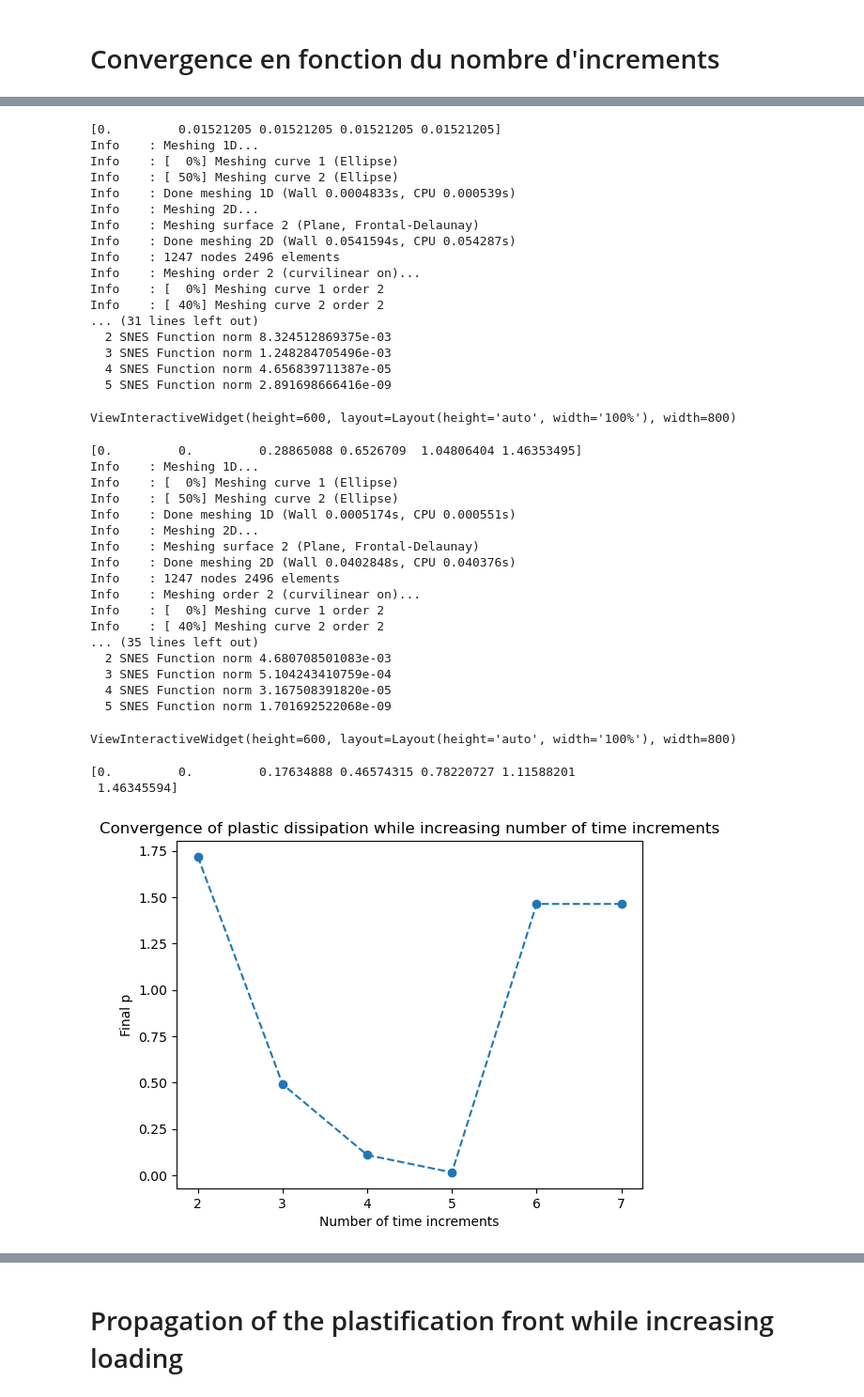
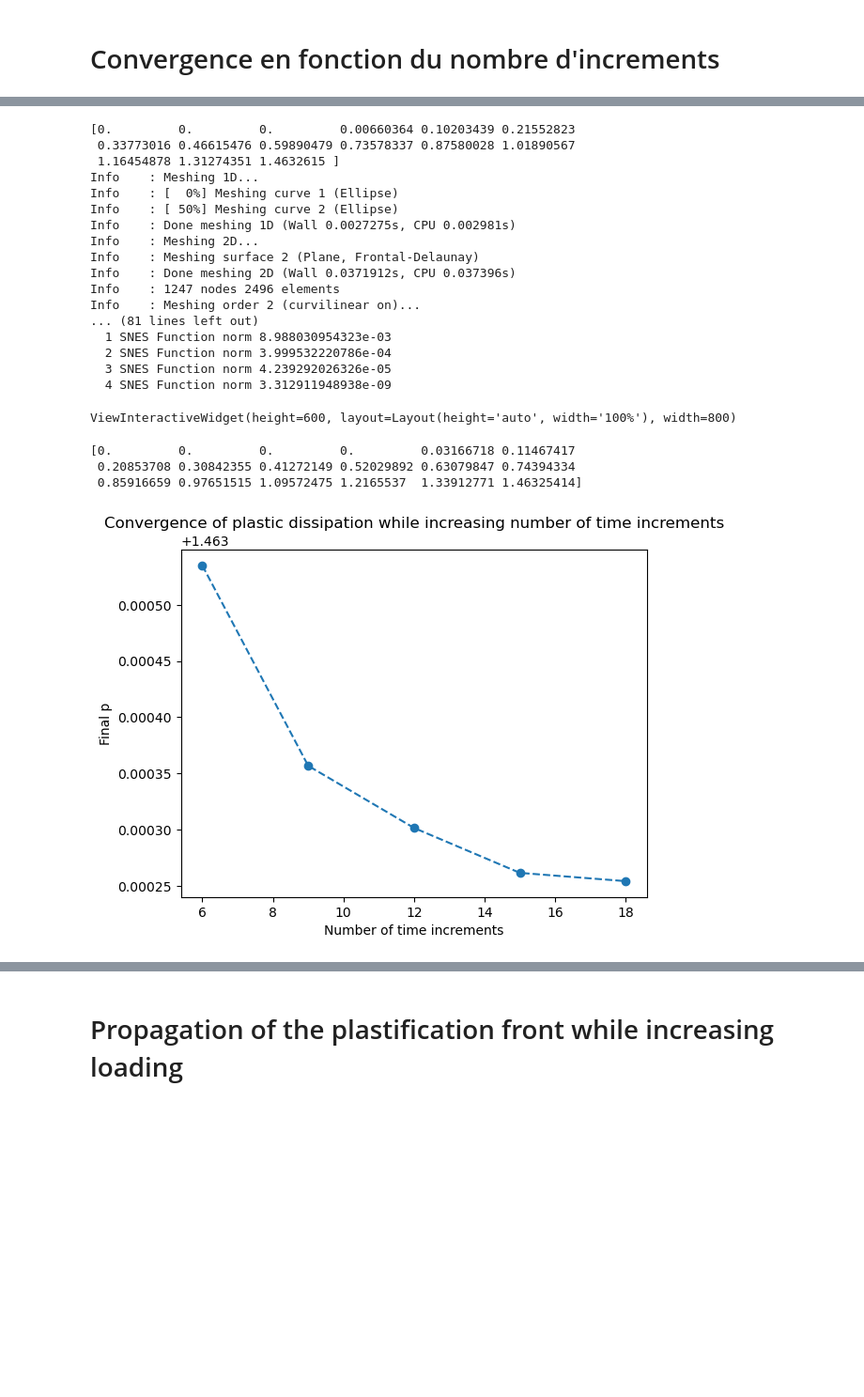
Before and after one commit to cmaurini/cohesive-plasticity, a Jupyter notebook: GB/Antiplane_elasticity_GB.ipynb, the cells around one changed output, grey strips where cells are left out. Shown at 94% size. Saved outputs shown, nothing was run; the diff lists cells and outputs as text; code cells hidden in the pictures; blank space fills up the shorter version.

```diff
--- a/GB/Antiplane_elasticity_GB.ipynb
+++ b/GB/Antiplane_elasticity_GB.ipynb
@@ -264,7 +264,8 @@ from solvers_GB import solve_antiplane
 import numpy as np
 import matplotlib.pyplot as plt
 
-n_incr = [2,3,4,5,6,7]
+#n_incr = [2,3,4,5,6,7]
+n_incr = [6, 9, 12, 15, 18]
 p_last = []
 
 for i, n in enumerate(n_incr):
@@ -368,43 +366,26 @@ Info    : Done meshing order 2 (Wall 0.008974s, CPU 0.009265s)
 ViewInteractiveWidget(height=600, layout=Layout(height='auto', width='100%'), width=800)
-[0.         0.01521205 0.01521205 0.01521205 0.01521205]
+[0.         0.         0.         0.00660364 0.10203439 0.21552823
+ 0.33773016 0.46615476 0.59890479 0.73578337 0.87580028 1.01890567
+ 1.16454878 1.31274351 1.4632615 ]
 Info    : Meshing 1D...
 Info    : [  0%] Meshing curve 1 (Ellipse)
 Info    : [ 50%] Meshing curve 2 (Ellipse)
-Info    : Done meshing 1D (Wall 0.0004833s, CPU 0.000539s)
+Info    : Done meshing 1D (Wall 0.0027275s, CPU 0.002981s)
 Info    : Meshing 2D...
 Info    : Meshing surface 2 (Plane, Frontal-Delaunay)
-Info    : Done meshing 2D (Wall 0.0541594s, CPU 0.054287s)
+Info    : Done meshing 2D (Wall 0.0371912s, CPU 0.037396s)
 Info    : 1247 nodes 2496 elements
 Info    : Meshing order 2 (curvilinear on)...
-Info    : [  0%] Meshing curve 1 order 2
-Info    : [ 40%] Meshing curve 2 order 2
-... (31 lines left out)
-  2 SNES Function norm 8.324512869375e-03
-  3 SNES Function norm 1.248284705496e-03
-  4 SNES Function norm 4.656839711387e-05
-  5 SNES Function norm 2.891698666416e-09
+... (81 lines left out)
+  1 SNES Function norm 8.988030954323e-03
+  2 SNES Function norm 3.999532220786e-04
+  3 SNES Function norm 4.239292026326e-05
+  4 SNES Function norm 3.312911948938e-09
 ViewInteractiveWidget(height=600, layout=Layout(height='auto', width='100%'), width=800)
-[0.         0.         0.28865088 0.6526709  1.04806404 1.46353495]
-Info    : Meshing 1D...
-Info    : [  0%] Meshing curve 1 (Ellipse)
-Info    : [ 50%] Meshing curve 2 (Ellipse)
-Info    : Done meshing 1D (Wall 0.0005174s, CPU 0.000551s)
-Info    : Meshing 2D...
-Info    : Meshing surface 2 (Plane, Frontal-Delaunay)
-Info    : Done meshing 2D (Wall 0.0402848s, CPU 0.040376s)
-Info    : 1247 nodes 2496 elements
-Info    : Meshing order 2 (curvilinear on)...
-Info    : [  0%] Meshing curve 1 order 2
-Info    : [ 40%] Meshing curve 2 order 2
-... (35 lines left out)
-  2 SNES Function norm 4.680708501083e-03
-  3 SNES Function norm 5.104243410759e-04
-  4 SNES Function norm 3.167508391820e-05
-  5 SNES Function norm 1.701692522068e-09
+[0.         0.         0.         0.         0.03166718 0.11467417
+ 0.20853708 0.30842355 0.41272149 0.52029892 0.63079847 0.74394334
+ 0.85916659 0.97651515 1.09572475 1.2165537  1.33912771 1.46325414]
-ViewInteractiveWidget(height=600, layout=Layout(height='auto', width='100%'), width=800)
-[0.         0.         0.17634888 0.46574315 0.78220727 1.11588201
- 1.46345594]
-[figure, old version]
+[figure, new version]
 # %% [markdown]
 ### Commentaires
 
```
Also changed, not shown: parts of 7 cells of this notebook.
